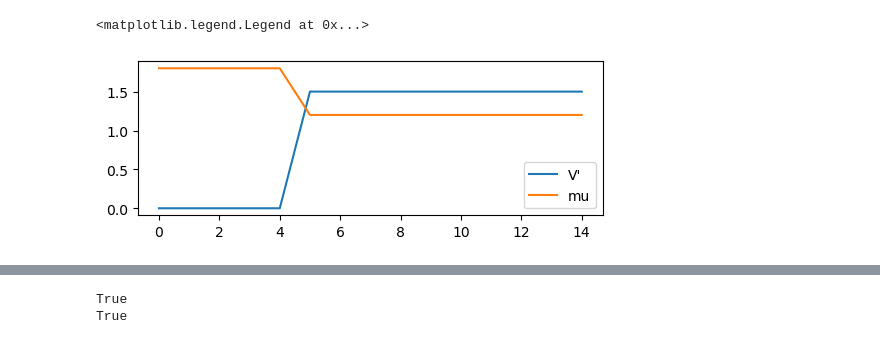
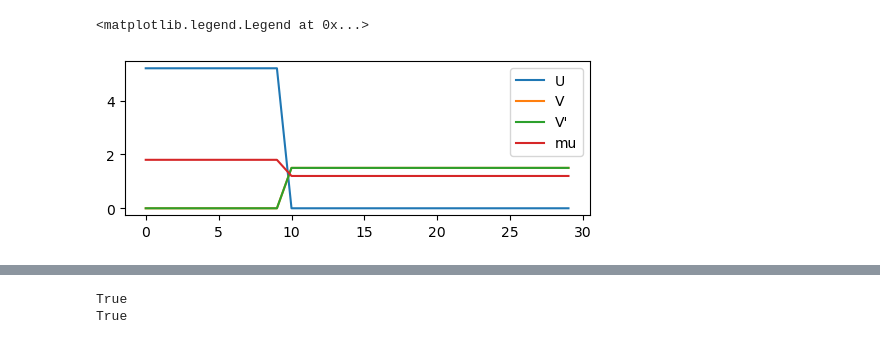
Before and after one commit to emilssp/master-thesis-codebase, a Jupyter notebook: notebooks/NP_v2.ipynb, the cells around one changed output, grey strips where cells are left out. Drawn from its saved outputs; the diff is of its cells as text; code cells hidden in the pictures.

```diff
--- a/notebooks/NP_v2.ipynb
+++ b/notebooks/NP_v2.ipynb
@@ -12,38 +12,40 @@ from scripts.constants import *
 from scripts.hamiltonian_v2 import *
 from scripts.self_consistency_v2 import *
 # %%
-X, Y = 15, 200
+widthN = 10
+widthP = 20
+
+X, Y = widthN+widthP, 100
 lattice = Lattice(X, Y)
-
-widthN = 5
-widthP = 10
 t = 1
 T = 0.02
 muN = 1.2 * t
 muP = 1.8 * t
 mu = np.zeros(lattice.X)
-mu[5:] = muN
-mu[:5] = muP
+mu[widthN:] = muN
+mu[:widthN] = muP
 
 U0 = 5.2 * t
 U = U0 * np.ones(lattice.X)
-U[5:] = 0
-U = None
+U[widthN:] = 0
+
 V0 = 1.5 * t
 V = V0 * np.ones(lattice.X)
-V = None
+V[:widthN] = 0
+
 V_prime = V0 * np.ones(lattice.X)
-V_prime[:5] = 0
+V_prime[:widthN] = 0
+
 plt.figure(figsize=(6,2))
 if U is not None:
     plt.plot(U, label="U")
 if V is not None:
     plt.plot(V, label="V")
 if V_prime is not None:
     plt.plot(V_prime, label="V'")
 plt.plot(mu, label='mu')
 plt.legend()
 # %% [output]
 <matplotlib.legend.Legend at 0x...>
-[figure, old version]
+[figure, new version]
 # %%
```
Also changed, not shown: parts of 6 cells of this notebook, 4 other files.
